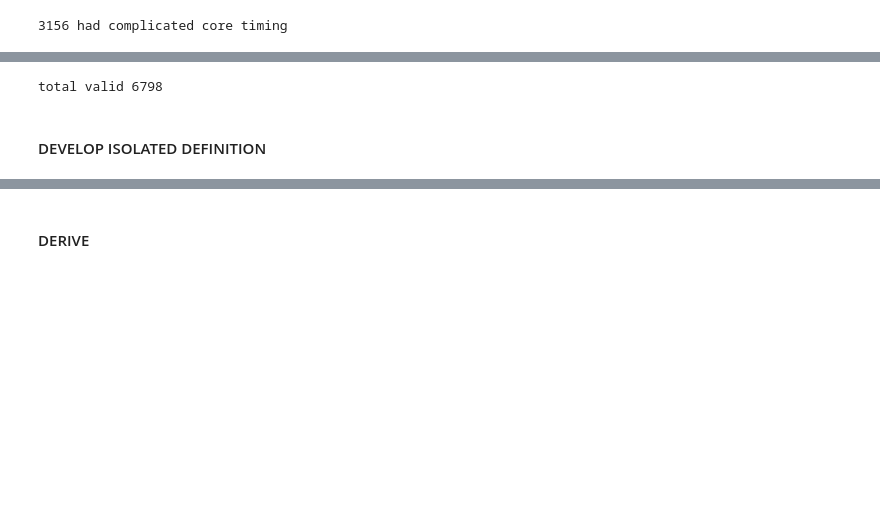
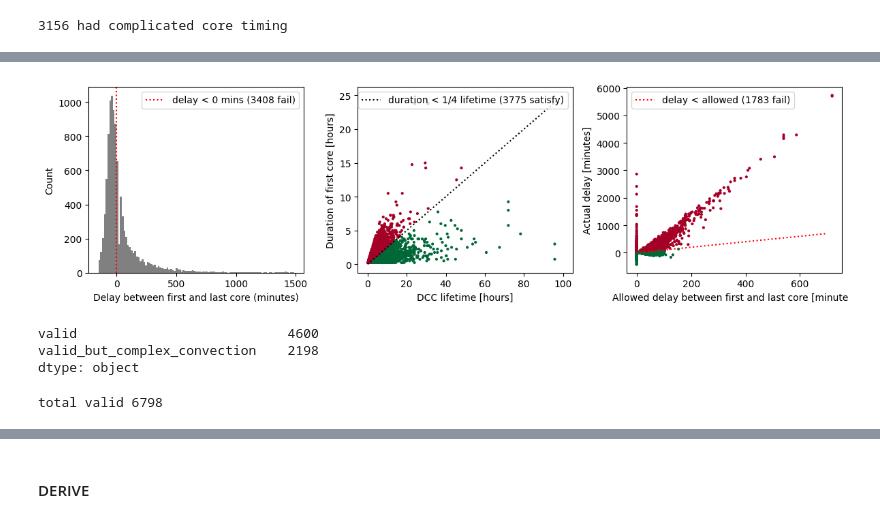
Before and after one commit to mathilde-ritman/scripts-to-make-Ritman-et-al-does-greater-CMF, a Jupyter notebook: scripts/01.filter_clouds.ipynb, the cells around one changed output, grey strips where cells are left out. Cells and saved outputs as stored; diff of their text form; code cells hidden in the pictures; blank space fills up the shorter version.

```diff
--- a/scripts/01.filter_clouds.ipynb
+++ b/scripts/01.filter_clouds.ipynb
@@ -245,0 +45,4 @@ print(too_close.sum(), 'were too close to the domain boundary')
+# %%
+days = ('20210701','20210702','20210703','20210704')
+di = g3d.utils.tools.load_linked_records(track_dir, days, tbcdir=None)
+updrafts, clouds, dcc_times = di['w'], di['cld'], di['df']
@@ -245,0 +82,7 @@ print(too_close.sum(), 'were too close to the domain boundary')
+# %%
+# 4 - avoid the domain boundary
+
+boundary_lat = 15
+closest_dist = clouds.groupby('dcc')['latitude'].apply(lambda x: boundary_lat - np.min(np.abs(x))) # get distance at closest points
+
+df['distance_boundary'] = closest_dist
@@ -245,0 +113,3 @@ print(too_close.sum(), 'were too close to the domain boundary')
+# %%
+c = plt.get_cmap('Greys')(.6)
+lparams = dict(ls='--', c=plt.get_cmap('Reds')(.8), lw=1.5)
@@ -246,6 +175,4 @@ print(too_close.sum(), 'were too close to the domain boundary')
 # %%
-# 5 - were the cores all at once? or at different times in the dcc lifecycle?
-
 def conv_offset(df):
     group_time = df.groupby('updraft')['time']
     return group_time.min().max() - group_time.max().min()
@@ -253,7 +180,7 @@ def conv_offset(df):
 def duration_first_core(d):
     updraft_start_times = d[d.updraft>0].groupby('updraft').time.min()
     inital_updrafts = updraft_start_times.index[updraft_start_times==updraft_start_times.min()]
-    return func(d[d.updraft.isin(inital_updrafts)].time)
+    return get_duration(d[d.updraft.isin(inital_updrafts)].time)
 
 # calculate the number of time steps between the first core ending and the last core starting
 offsets = updrafts.groupby('dcc')[['updraft','time']].apply(conv_offset)
@@ -262,7 +189,7 @@ df_working = offset_mins.to_frame('offset') # minutes
 
 # calculate related properties
 df_working['duration_first_core'] = updrafts.groupby('dcc')[['updraft','time']].apply(duration_first_core)
-df_working['lifetime'] = dcc_times.where(dcc_times.dcc>0)[['time','dcc']].groupby('dcc')['time'].apply(func)
+df_working['lifetime'] = dcc_times.where(dcc_times.dcc>0)[['time','dcc']].groupby('dcc')['time'].apply(get_duration)
 
 # apply rule: if the duration of the first core was less than 1/4 of total cloud lifetime, allow a delay between first and last of 1/8 of total cloud lifetime
 short_first_core = df_working.duration_first_core < 0.25 * df_working.lifetime
@@ -312 +203,39 @@ dtype: int64
+# %%
+fig, axs = plt.subplots(1, 3, figsize=(12, 3.5), layout='tight')
+
+ax = axs[0]
+bins = np.arange(-10*15, 100*15, 15)
+ax.hist(df_working.offset, bins=bins, fc='grey')
+ax.axvline(0, label=f"delay < 0 mins ({(df_working.offset>0).sum()} fail)", **lparams)
+ax.set(xlabel='Delay between first and last core (minutes)', title='', ylabel='Count')
+ax.legend()
+
+ax = axs[1]
+x, y = df_working.lifetime, df_working.duration_first_core
+ax.scatter(x, y, c=y<0.25*x, cmap='RdYlGn', ec='none', marker='.')
+x = np.linspace(0,100,100)
+ax.plot(x, 0.25 * x, label=f'duration < 1/4 lifetime ({short_first_core.sum()} satisfy)', ls=':', c='k')
+ax.set(xlabel='DCC lifetime [hours]', ylabel='Duration of first core [hours]')
+ax.legend()
+
+ax = axs[2]
+x, y = df_working.allowed_delay, df_working.offset
+ax.scatter(x, y, c=y<x, cmap='RdYlGn', ec='none', marker='.')
+x0 = np.linspace(0,700,100)
+ax.plot(x0, x0, label=f'delay < allowed ({((x>y)*short_first_core).sum()} fail)', **lparams)
+ax.set(xlabel='Allowed delay between first and last core [minutes]', ylabel='Actual delay [minutes]')
+ax.legend()
+
+fig.savefig(savedir / 'filter_by_simplicity_of_convection.jpg', bbox_inches='tight')
+# %% [output]
+[figure, added]
+# %%
+df['valid'] = np.logical_and(~df.invalid, ~complicated_core_timing)
+df['valid_but_complex_convection'] = np.logical_and(~df.invalid, complicated_core_timing)
+
+df[['valid','valid_but_complex_convection']].sum(axis=0)
+# %% [output]
+valid                           4600
+valid_but_complex_convection    2198
+dtype: object
 # %%
@@ -314,4 +245,2 @@ print('total valid',2198+4600)
 # %% [output]
 total valid 6798
-# %% [markdown]
-#### DEVELOP ISOLATED DEFINITION
```
Also changed, not shown: parts of 42 cells of this notebook, 15 other files.
